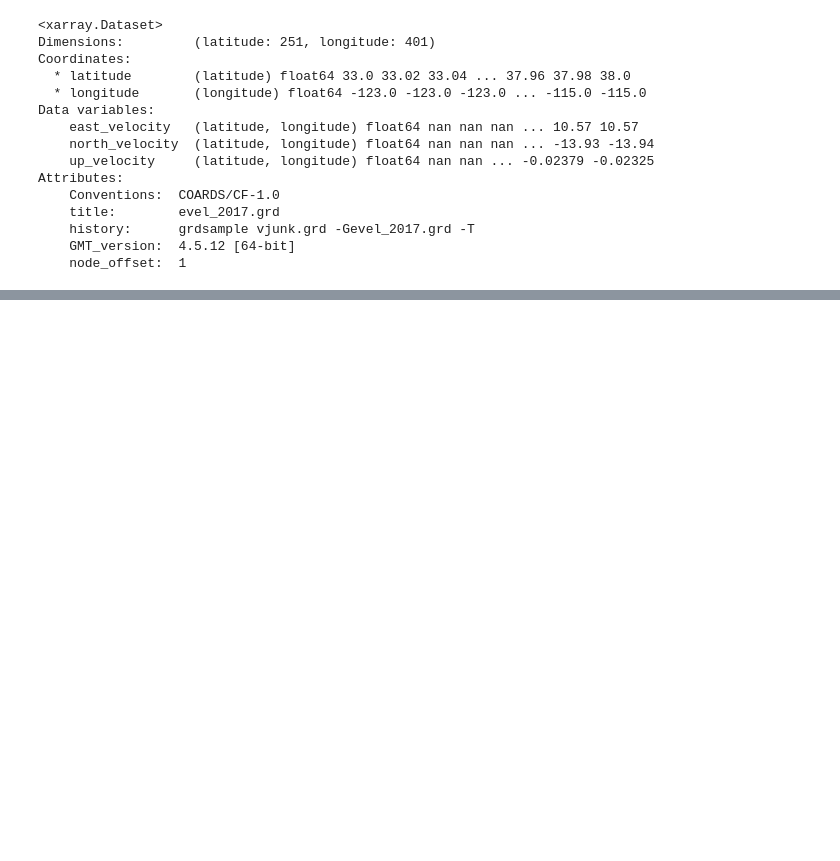
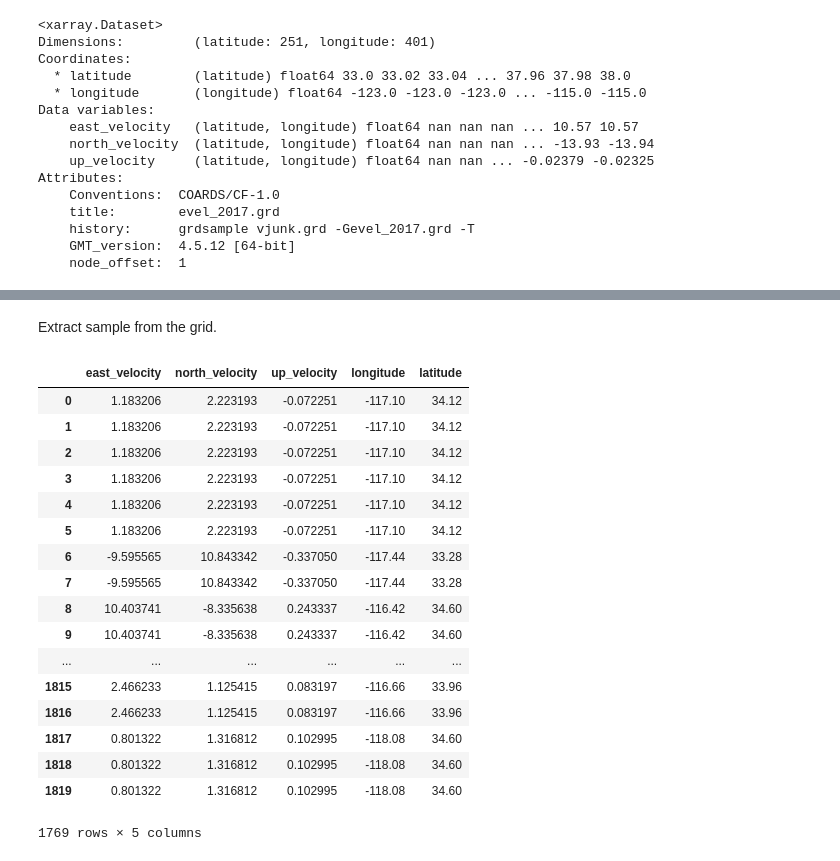
Before and after one commit to leouieda/agu2018, a Jupyter notebook: code/notebooks/prep_synthetic.ipynb, the cells around one changed output, grey strips where cells are left out. Drawn from its saved outputs; the diff is of its cells as text; code cells hidden in the pictures; blank space fills up the shorter version.

```diff
--- a/code/notebooks/prep_synthetic.ipynb
+++ b/code/notebooks/prep_synthetic.ipynb
@@ -115,0 +151,26 @@ sub.to_netcdf("../../data/synthetic-san-andreas-2017.nc")
+# %% [markdown]
+Extract sample from the grid.
+# %%
+data = sample_from_grid(
+    synthetic_grid, coordinates=dict(longitude=pbo_coords[0], latitude=pbo_coords[1])
+).dropna()
+data
+# %% [output]
+|  | east_velocity | north_velocity | up_velocity | longitude | latitude |
+| 0 | 1.183206 | 2.223193 | -0.072251 | -117.10 | 34.12 |
+| 1 | 1.183206 | 2.223193 | -0.072251 | -117.10 | 34.12 |
+| 2 | 1.183206 | 2.223193 | -0.072251 | -117.10 | 34.12 |
+| 3 | 1.183206 | 2.223193 | -0.072251 | -117.10 | 34.12 |
+| 4 | 1.183206 | 2.223193 | -0.072251 | -117.10 | 34.12 |
+| 5 | 1.183206 | 2.223193 | -0.072251 | -117.10 | 34.12 |
+| 6 | -9.595565 | 10.843342 | -0.337050 | -117.44 | 33.28 |
+| 7 | -9.595565 | 10.843342 | -0.337050 | -117.44 | 33.28 |
+| 8 | 10.403741 | -8.335638 | 0.243337 | -116.42 | 34.60 |
+| 9 | 10.403741 | -8.335638 | 0.243337 | -116.42 | 34.60 |
+| ... | ... | ... | ... | ... | ... |
+| 1815 | 2.466233 | 1.125415 | 0.083197 | -116.66 | 33.96 |
+| 1816 | 2.466233 | 1.125415 | 0.083197 | -116.66 | 33.96 |
+| 1817 | 0.801322 | 1.316812 | 0.102995 | -118.08 | 34.60 |
+| 1818 | 0.801322 | 1.316812 | 0.102995 | -118.08 | 34.60 |
+| 1819 | 0.801322 | 1.316812 | 0.102995 | -118.08 | 34.60 |
+1769 rows × 5 columns
```
Also changed, not shown: parts of 21 cells of this notebook, 1 other file.
